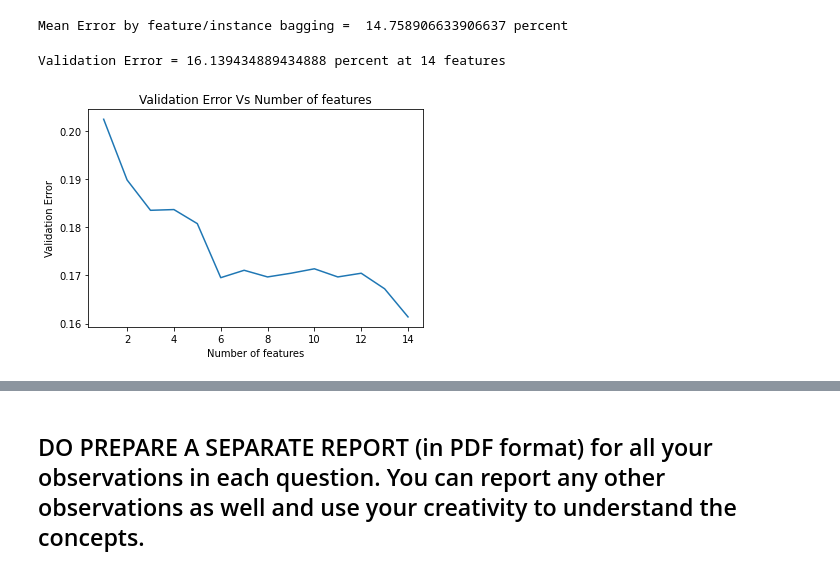
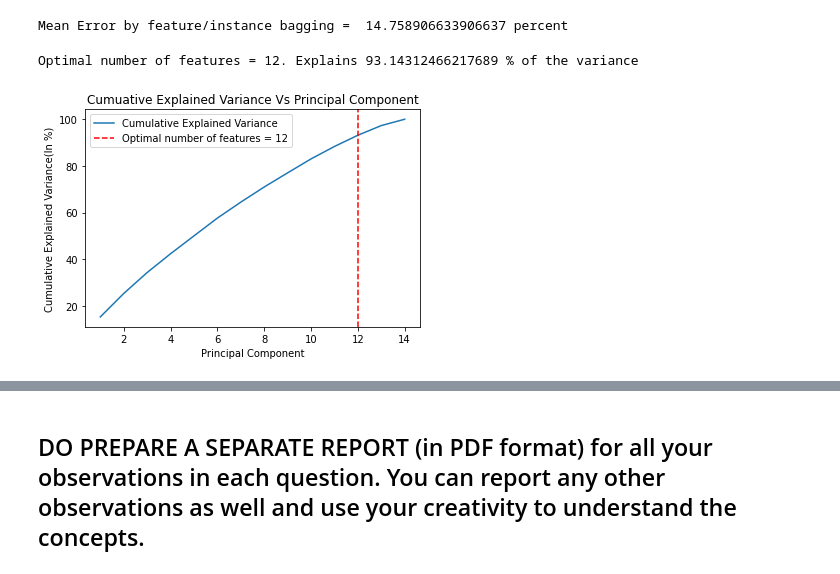
Before and after one commit to khan-shahnawaz/MachineLearning, a Jupyter notebook: Linear Classification, Logistic Regression, SVM, PCA, Decision Tree/SHAHNAWAZ_KHAN_ML_(CS503)_Lab2_Classification_Logistic_SVM_PCA_Dtree.ipynb, the cells around one changed output, grey strips where cells are left out. Drawn from its saved outputs; the diff is of its cells as text; code cells hidden in the pictures.

```diff
--- a/Linear Classification, Logistic Regression, SVM, PCA, Decision Tree/SHAHNAWAZ_KHAN_ML_(CS503)_Lab2_Classification_Logistic_SVM_PCA_Dtree.ipynb
+++ b/Linear Classification, Logistic Regression, SVM, PCA, Decision Tree/SHAHNAWAZ_KHAN_ML_(CS503)_Lab2_Classification_Logistic_SVM_PCA_Dtree.ipynb
@@ -773,31 +773,38 @@ Mean Error by feature/instance bagging =  14.758906633906637 percent
 # %%
 ''' Using PCA to find optimal Number of features'''
 
 
 def getErrorPCA(X, Y, XTest, YTest, numFeatures):
     # Normalizing the data
     S = np.cov(X.T)
     eigenValues, eigenVectors = np.linalg.eig(S)
     sortedIndices = np.argsort(eigenValues)[::-1]
     sortedEigenVectors = eigenVectors[:,sortedIndices]
     selectedEigenVectors = sortedEigenVectors[:, :numFeatures]
     projectedData = np.dot((X - X.mean())/X.std(), selectedEigenVectors)
     decisionTree = DecisionTreeClassifier(max_leaf_nodes=bestNumNodes)
     decisionTree.fit(projectedData, Y)
     YPred = decisionTree.predict(np.dot((XTest - XTest.mean())/XTest.std(), selectedEigenVectors))
     return getError(YTest, YPred)
 
-ValidationErrors = []
-for numFeatures in range(1, len(attributes)):
-    ValidationErrors.append(getErrorPCA(X, Y, XTest, YTest, numFeatures))
-bestNumFeatures = np.argmin(ValidationErrors) + 1
-bestError = ValidationErrors[bestNumFeatures-1]
-plt.plot(range(1, len(attributes)), ValidationErrors)
-plt.xlabel('Number of features')
-plt.ylabel('Validation Error')
-plt.title('Validation Error Vs Number of features')
-print("Validation Error = {} percent at {} features".format(bestError*100, bestNumFeatures))
+
+''' Plot the cumulative scree plot for the dataset'''
+S = np.cov(X.T)
+eigenValues, eigenVectors = np.linalg.eig(S)
+sortedIndices = np.argsort(eigenValues)[::-1]
+eigenValues = eigenValues[sortedIndices]
+eigenValues = 100*(eigenValues/sum(eigenValues))
+cumulativeEigenValues = np.cumsum(eigenValues)
+plt.plot(range(1, len(attributes)), cumulativeEigenValues, label='Cumulative Explained Variance')
+plt.xlabel('Principal Component')
+plt.ylabel('Cumulative Explained Variance(In %)')
+plt.title('Cumuative Explained Variance Vs Principal Component')
+#Taking the optimal number of features as the number of principal components that explain 90% of the variance
+optimalNumFeatures = np.argmax(cumulativeEigenValues > 90) + 1
+print('Optimal number of features = {}. Explains'.format(optimalNumFeatures), cumulativeEigenValues[optimalNumFeatures-1], '% of the variance')
+plt.axvline(x=optimalNumFeatures, color='r', linestyle='--', label='Optimal number of features = '+str(optimalNumFeatures))
+plt.legend()
 plt.show()
 # %% [output]
-Validation Error = 16.139434889434888 percent at 14 features
+Optimal number of features = 12. Explains 93.14312466217689 % of the variance
-[figure, old version]
+[figure, new version]
```
Also changed, not shown: parts of 2 cells of this notebook, 1 other file.
